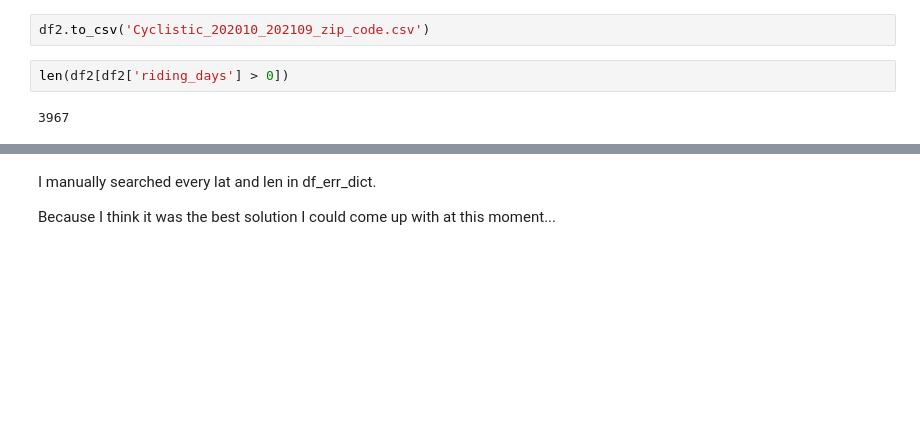
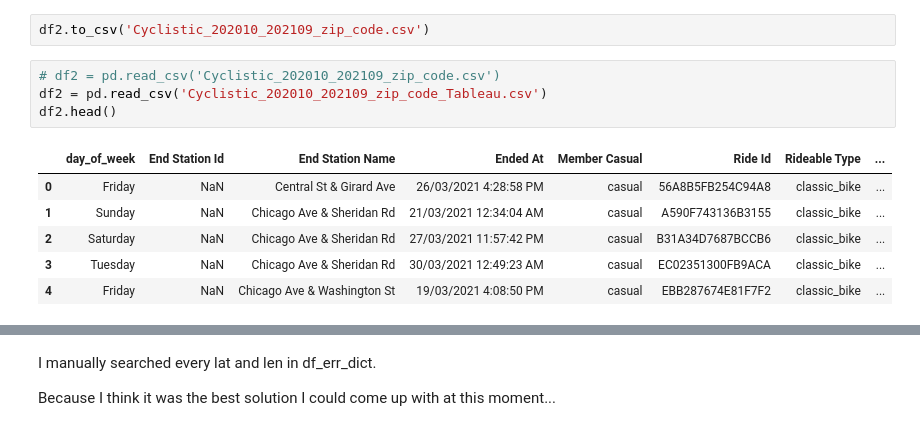
Before and after one commit to slothpunch/Portfolio, a Jupyter notebook: 5. Google Data Analytics/search_zip_codes.ipynb, the cells around one changed output, grey strips where cells are left out. Saved outputs shown, nothing was run; the diff lists cells and outputs as text; blank space fills up the shorter version.

```diff
--- a/5. Google Data Analytics/search_zip_codes.ipynb
+++ b/5. Google Data Analytics/search_zip_codes.ipynb
@@ -685,6 +927,13 @@ memory usage: 665.7+ MB
 # %%
 df2.to_csv('Cyclistic_202010_202109_zip_code.csv')
 # %%
-len(df2[df2['riding_days'] > 0])
+# df2 = pd.read_csv('Cyclistic_202010_202109_zip_code.csv')
+df2 = pd.read_csv('Cyclistic_202010_202109_zip_code_Tableau.csv')
+df2.head()
 # %% [output]
-3967
+|  | day_of_week | End Station Id | End Station Name | Ended At | Member Casual | Ride Id | Rideable Type | ... |
+| 0 | Friday | NaN | Central St & Girard Ave | 26/03/2021 4:28:58 PM | casual | 56A8B5FB254C94A8 | classic_bike | ... |
+| 1 | Sunday | NaN | Chicago Ave & Sheridan Rd | 21/03/2021 12:34:04 AM | casual | A590F743136B3155 | classic_bike | ... |
+| 2 | Saturday | NaN | Chicago Ave & Sheridan Rd | 27/03/2021 11:57:42 PM | casual | B31A34D7687BCCB6 | classic_bike | ... |
+| 3 | Tuesday | NaN | Chicago Ave & Sheridan Rd | 30/03/2021 12:49:23 AM | casual | EC02351300FB9ACA | classic_bike | ... |
+| 4 | Friday | NaN | Chicago Ave & Washington St | 19/03/2021 4:08:50 PM | casual | EBB287674E81F7F2 | classic_bike | ... |
```
Also changed, not shown: parts of 46 cells of this notebook.
